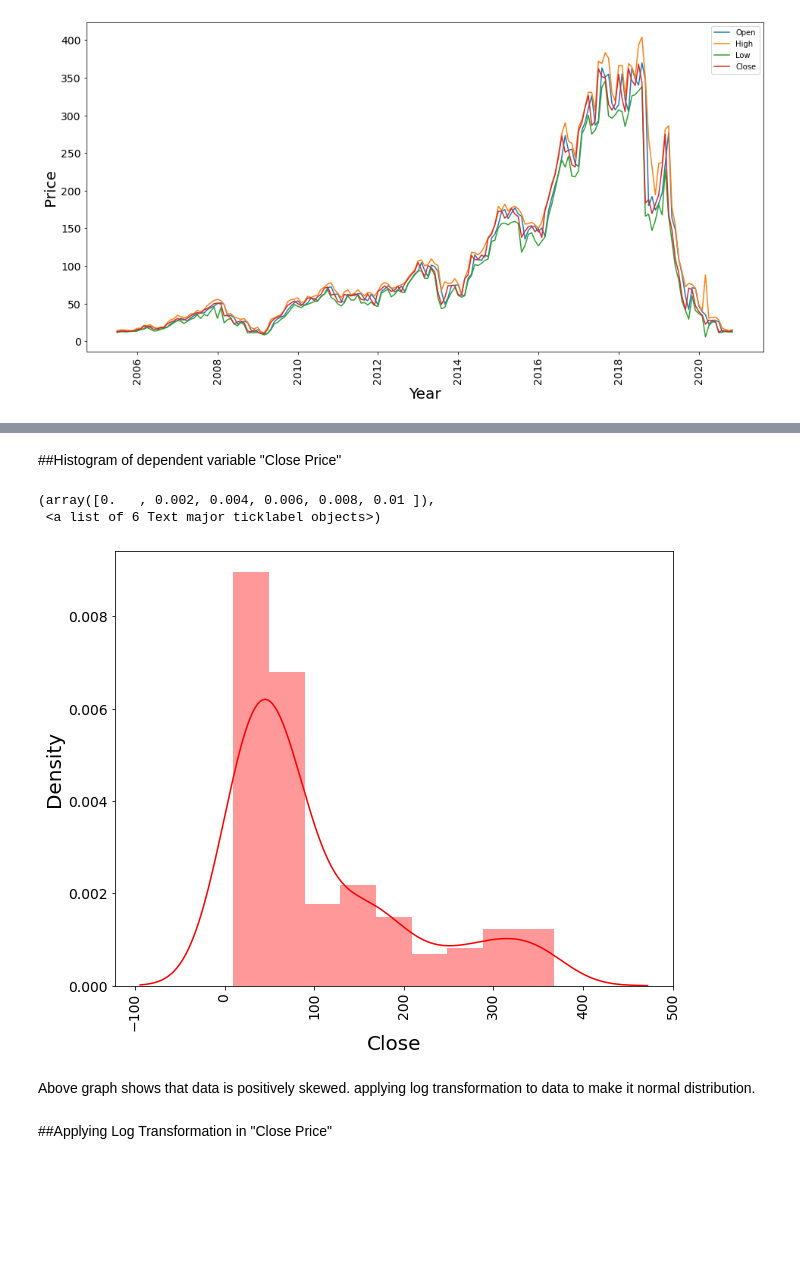
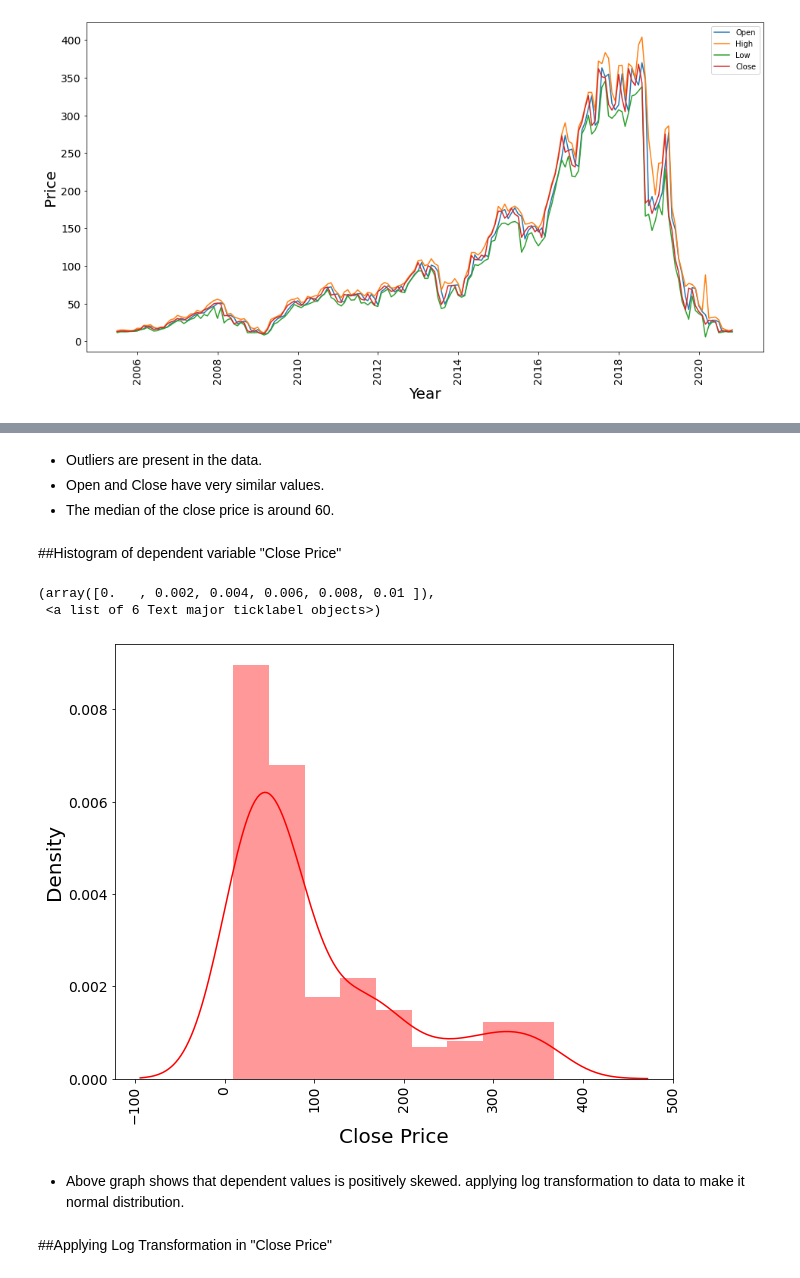
Before and after one commit to Zeeshan00789/Yes-bank-closing-price-prediction, a Jupyter notebook: Yes_Bank_Stock_Closing_Price_Prediction.ipynb, the cells around one changed output, grey strips where cells are left out. Drawn from its saved outputs; the diff is of its cells as text; code cells hidden in the pictures; blank space fills up the shorter version.

```diff
--- a/Yes_Bank_Stock_Closing_Price_Prediction.ipynb
+++ b/Yes_Bank_Stock_Closing_Price_Prediction.ipynb
@@ -42,9 +44,6 @@ Mounted at /content/drive
 # %%
 # Importing the dataset
 df = pd.read_csv("/content/drive/MyDrive/Colab Notebooks/Module 1/Capstone Project 2/data_YesBank_StockPrices.csv")
-# %%
-# Importing the dataset
-df = pd.read_csv("/content/drive/MyDrive/data folder/data_YesBank_StockPrices.csv")
 # %% [markdown]
 ##Data Inspection
 # %%
@@ -188,27 +212,32 @@ The above graph shows the variation of  opening price,high, low and close of sto
+# %% [markdown]
+
+* Outliers are present in the data.
+* Open and Close have very similar values.
+* The median of the close price is around 60.
 # %% [markdown]
 ##Histogram of dependent variable "Close Price"
 # %%
 
 
 #figure size
 plt.figure(figsize=(10,8))
 
 #PLotting histogram
 sns.distplot(df['Close'], color= 'r')
 
 #labelling
-plt.xlabel('Close', fontsize= 20)
+plt.xlabel('Close Price', fontsize= 20)
 plt.ylabel('Density', fontsize= 20)
 
 #font size of numbers
 plt.xticks(rotation=90,fontsize=14)
 plt.yticks(fontsize=14)
 # %% [output]
 (array([0.   , 0.002, 0.004, 0.006, 0.008, 0.01 ]),
  <a list of 6 Text major ticklabel objects>)
-[figure, old version]
+[figure, new version]
 # %% [markdown]
-Above graph shows that data is positively skewed. applying log transformation to data to make it normal distribution.
+* Above graph shows that dependent values is positively skewed. applying log transformation to data to make it normal distribution.
 # %% [markdown]
 ##Applying Log Transformation in "Close Price"
 # %%
```
Also changed, not shown: parts of 81 cells of this notebook.
